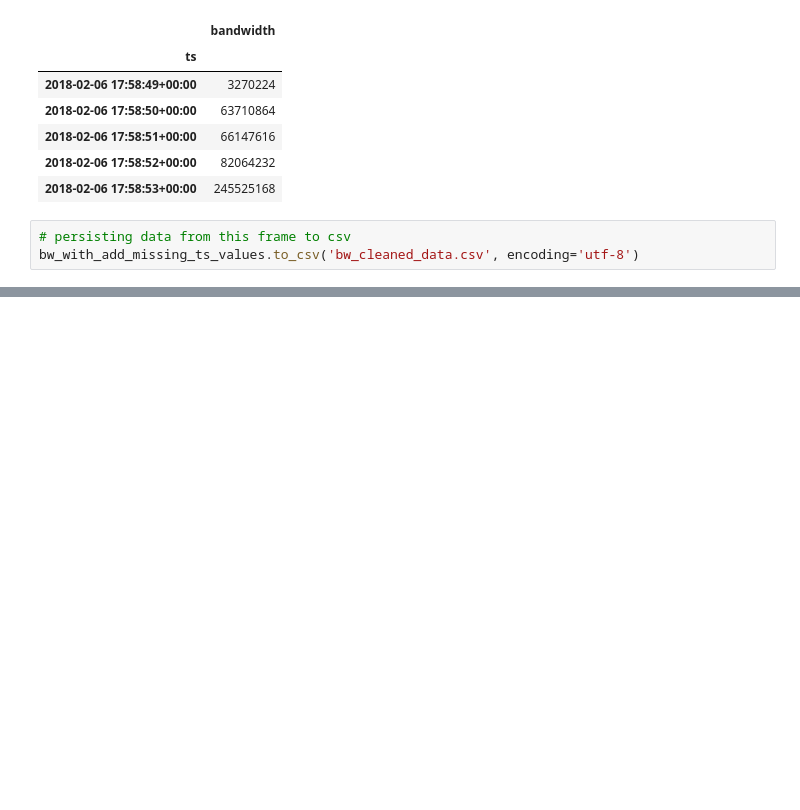
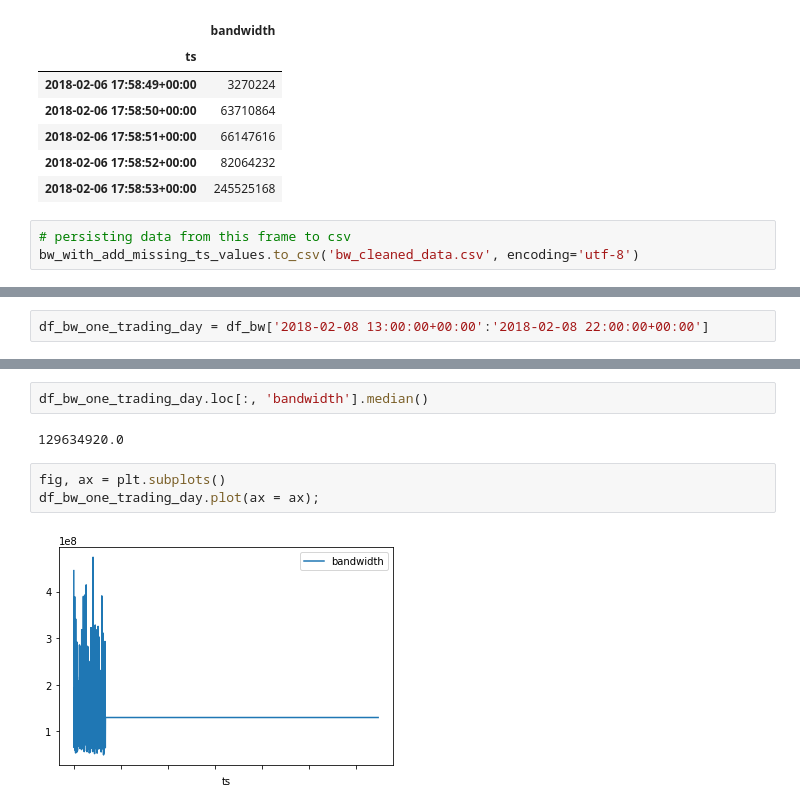
Before and after one commit to w3cube/ds-journey, a Jupyter notebook: project_4/part2/Bandwidth_Analysis_Project.ipynb, the cells around one changed output, grey strips where cells are left out. Cells and saved outputs as stored; diff of their text form; blank space fills up the shorter version.

```diff
--- a/project_4/part2/Bandwidth_Analysis_Project.ipynb
+++ b/project_4/part2/Bandwidth_Analysis_Project.ipynb
@@ -255,0 +264,2 @@ ten_day_mean.plot(ax=ax);
+# %%
+df_bw_one_trading_day = df_bw['2018-02-08 13:00:00+00:00':'2018-02-08 22:00:00+00:00']
@@ -255,0 +288,9 @@ ten_day_mean.plot(ax=ax);
+# %%
+df_bw_one_trading_day.loc[:, 'bandwidth'].median()
+# %% [output]
+129634920.0
+# %%
+fig, ax = plt.subplots()
+df_bw_one_trading_day.plot(ax = ax);
+# %% [output]
+[figure, added]
```
Also changed, not shown: parts of 59 cells of this notebook, 3 other files.
